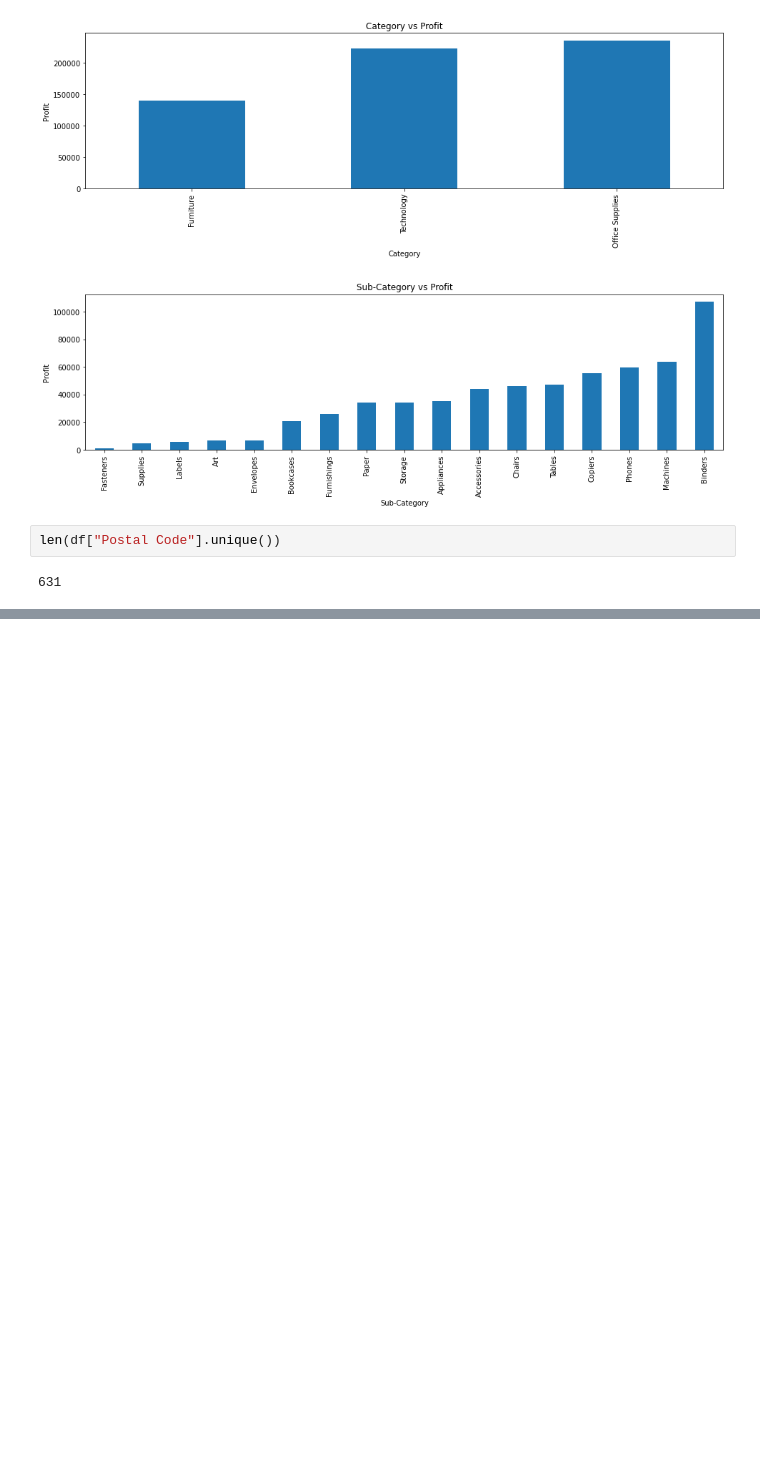
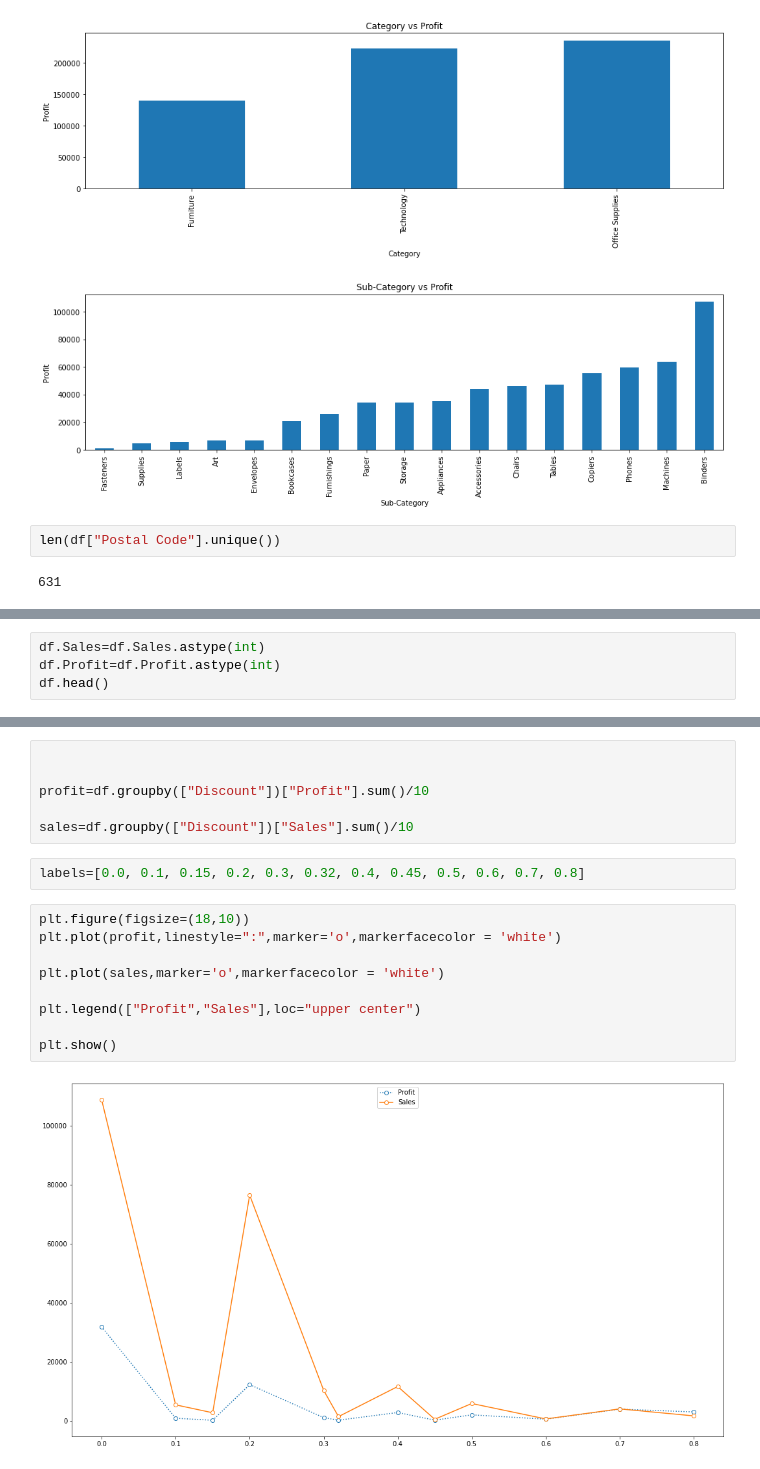
Before and after one commit to dikshantsharma12/The-Sparks-Foundation-Assignments, a Jupyter notebook: Task3 EDA Retail.ipynb, the cells around one changed output, grey strips where cells are left out. Saved outputs shown, nothing was run; the diff lists cells and outputs as text; blank space fills up the shorter version.

```diff
--- a/Task3 EDA Retail.ipynb
+++ b/Task3 EDA Retail.ipynb
@@ -231,0 +132,4 @@ warnings.filterwarnings("ignore")
+# %%
+df.Sales=df.Sales.astype(int)
+df.Profit=df.Profit.astype(int)
+df.head()
@@ -231,0 +143,19 @@ warnings.filterwarnings("ignore")
+# %%
+
+
+profit=df.groupby(["Discount"])["Profit"].sum()/10
+
+sales=df.groupby(["Discount"])["Sales"].sum()/10
+# %%
+labels=[0.0, 0.1, 0.15, 0.2, 0.3, 0.32, 0.4, 0.45, 0.5, 0.6, 0.7, 0.8]
+# %%
+plt.figure(figsize=(18,10))
+plt.plot(profit,linestyle=":",marker='o',markerfacecolor = 'white')
+
+plt.plot(sales,marker='o',markerfacecolor = 'white')
+
+plt.legend(["Profit","Sales"],loc="upper center")
+
+plt.show()
+# %% [output]
+[figure, added]
```
Also changed, not shown: parts of 16 cells of this notebook, 4 other files.
